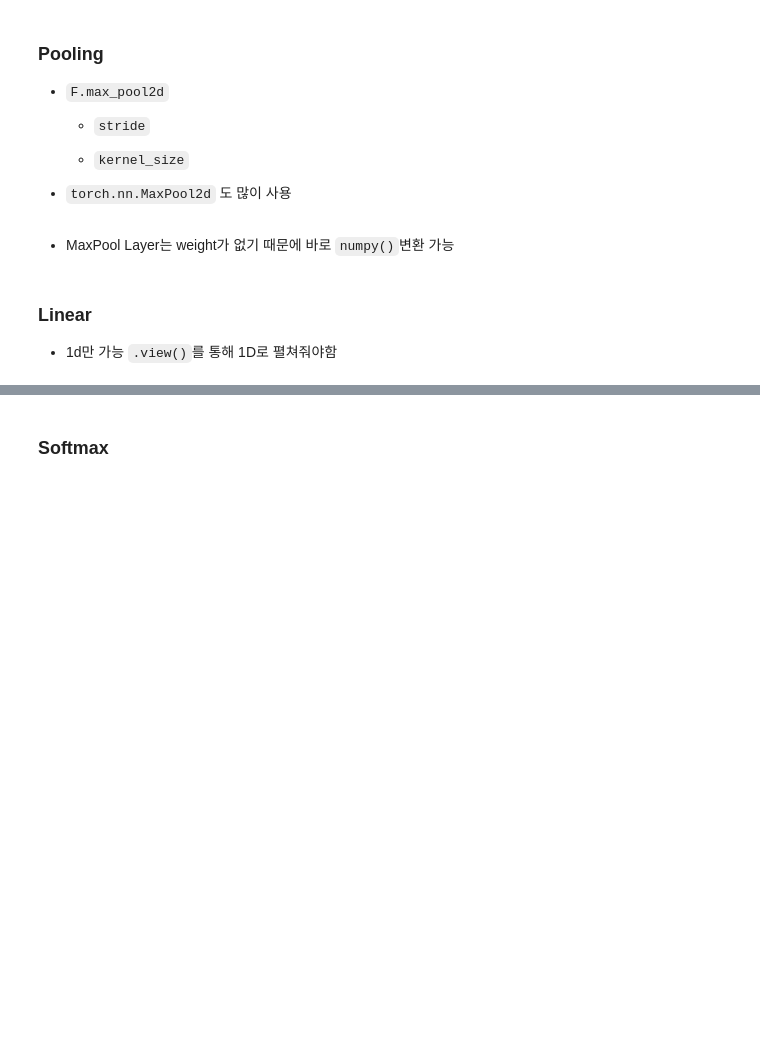
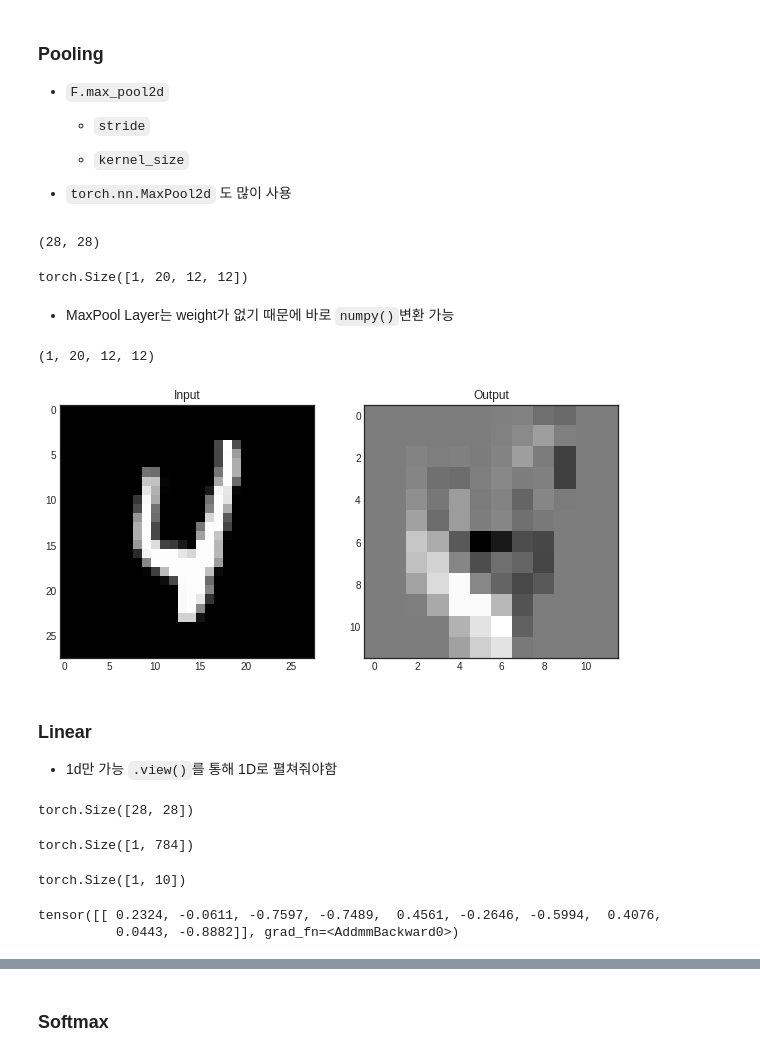
Before and after one commit to sumunoh/study_assemble, a Jupyter notebook: pytorch1.ipynb, the cells around one changed output, grey strips where cells are left out. Drawn from its saved outputs; the diff is of its cells as text; code cells hidden in the pictures; blank space fills up the shorter version.

```diff
--- a/pytorch1.ipynb
+++ b/pytorch1.ipynb
@@ -945,8 +1072,54 @@ import torchvision.transforms as transforms
   - `kernel_size`
 
 - `torch.nn.MaxPool2d` 도 많이 사용
+# %%
+image.shape
+# %% [output]
+(28, 28)
+# %%
+pool = F.max_pool2d(output, 2, 2)
+pool.shape
+# %% [output]
+torch.Size([1, 20, 12, 12])
 # %% [markdown]
 - MaxPool Layer는 weight가 없기 때문에 바로 `numpy()`변환 가능
+# %%
+pool_arr = pool.numpy()
+pool_arr.shape
+# %% [output]
+(1, 20, 12, 12)
+# %%
+plt.figure(figsize=(10,15))
+
+plt.subplot(121)
+plt.title('Input')
+plt.imshow(image, 'gray')
+plt.subplot(122)
+plt.title('Output')
+plt.imshow(pool_arr[0, 0, :, :], 'gray')
+plt.show()
+# %% [output]
+[figure, added]
 # %% [markdown]
 ### Linear
 - 1d만 가능 `.view()`를 통해 1D로 펼쳐줘야함
+# %%
+image = torch.from_numpy(image)
+image.shape
+# %% [output]
+torch.Size([28, 28])
+# %%
+flatten = image.view(1, 28*28)
+flatten.shape
+# %% [output]
+torch.Size([1, 784])
+# %%
+lin = nn.Linear(784, 10)(flatten)
+lin.shape
+# %% [output]
+torch.Size([1, 10])
+# %%
+lin
+# %% [output]
+tensor([[ 0.2324, -0.0611, -0.7597, -0.7489,  0.4561, -0.2646, -0.5994,  0.4076,
+          0.0443, -0.8882]], grad_fn=<AddmmBackward0>)
```
Also changed, not shown: parts of 52 cells of this notebook.
